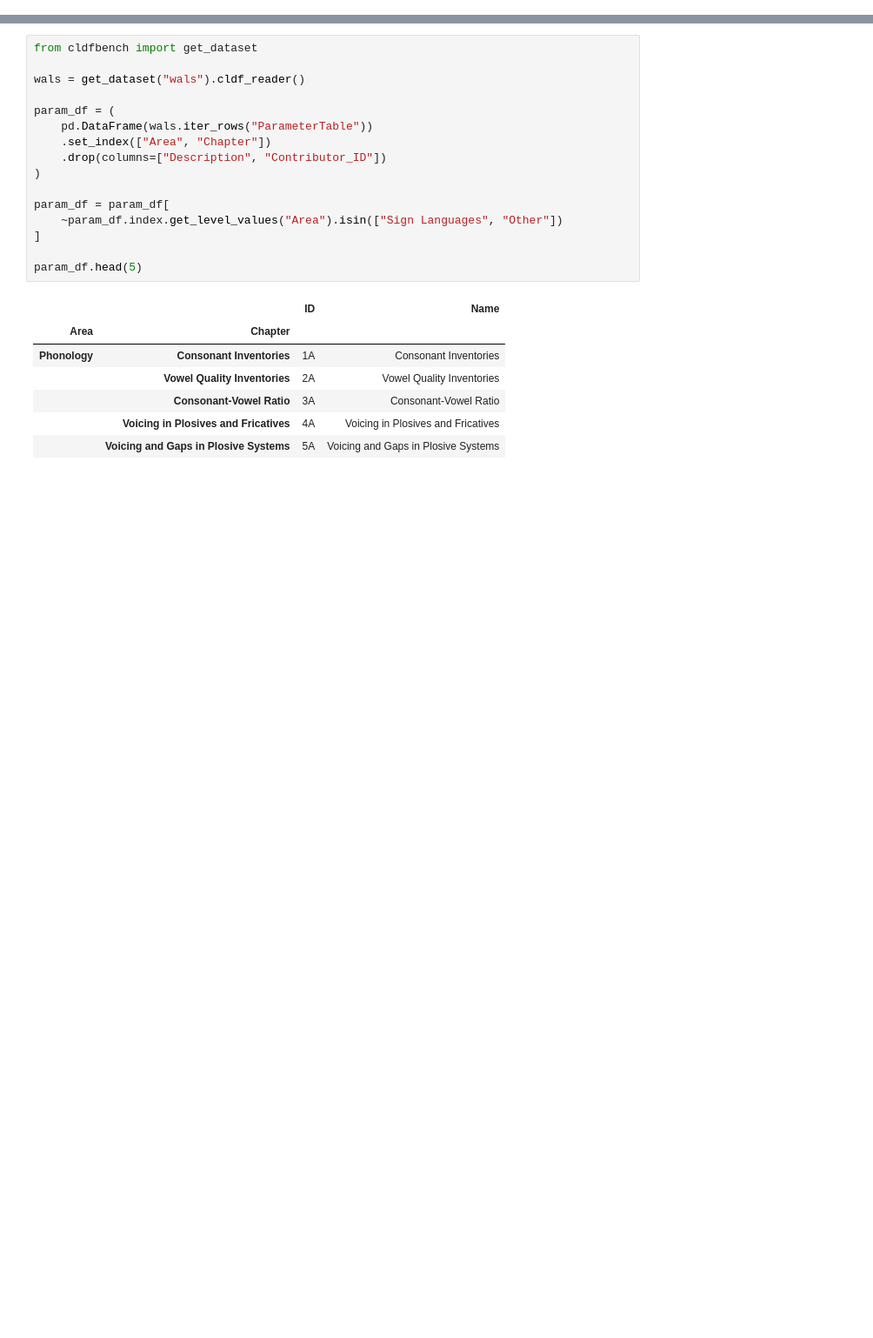
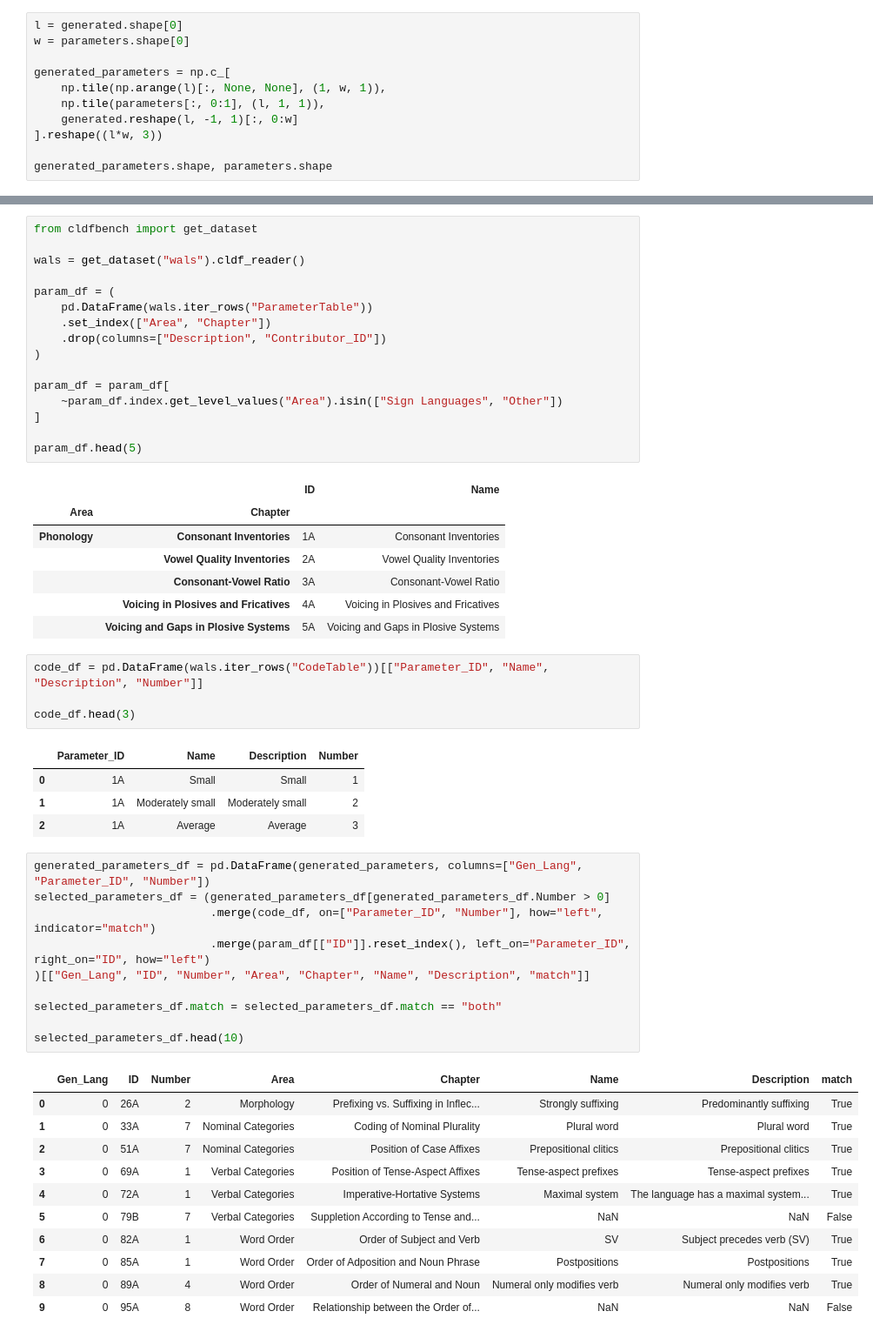
Before and after one commit to Pappa/conlanger, a Jupyter notebook: notebooks/wals_parameters_gan.ipynb, the cells around one changed output, grey strips where cells are left out. Shown at 87% size. Saved outputs shown, nothing was run; the diff lists cells and outputs as text; blank space fills up the shorter version.

Commit message:
WALS parameters GAN

```diff
--- a/notebooks/wals_parameters_gan.ipynb
+++ b/notebooks/wals_parameters_gan.ipynb
@@ -342,0 +321,11 @@ generated_parameters.shape, generated_parameters[0, 0], parameters.shape, parame
+# %%
+l = generated.shape[0]
+w = parameters.shape[0]
+
+generated_parameters = np.c_[
+    np.tile(np.arange(l)[:, None, None], (1, w, 1)),
+    np.tile(parameters[:, 0:1], (l, 1, 1)),
+    generated.reshape(l, -1, 1)[:, 0:w]
+].reshape((l*w, 3))
+
+generated_parameters.shape, parameters.shape
@@ -364,3 +355,34 @@ param_df.head(5)
 |  | Consonant-Vowel Ratio | 3A | Consonant-Vowel Ratio |
 |  | Voicing in Plosives and Fricatives | 4A | Voicing in Plosives and Fricatives |
 |  | Voicing and Gaps in Plosive Systems | 5A | Voicing and Gaps in Plosive Systems |
+# %%
+code_df = pd.DataFrame(wals.iter_rows("CodeTable"))[["Parameter_ID", "Name", "Description", "Number"]]
+
+code_df.head(3)
+# %% [output]
+|  | Parameter_ID | Name | Description | Number |
+| 0 | 1A | Small | Small | 1 |
+| 1 | 1A | Moderately small | Moderately small | 2 |
+| 2 | 1A | Average | Average | 3 |
+# %%
+generated_parameters_df = pd.DataFrame(generated_parameters, columns=["Gen_Lang", "Parameter_ID", "Number"])
+selected_parameters_df = (generated_parameters_df[generated_parameters_df.Number > 0]
+                          .merge(code_df, on=["Parameter_ID", "Number"], how="left", indicator="match")
+                          .merge(param_df[["ID"]].reset_index(), left_on="Parameter_ID", right_on="ID", how="left")
+)[["Gen_Lang", "ID", "Number", "Area", "Chapter", "Name", "Description", "match"]]
+
+selected_parameters_df.match = selected_parameters_df.match == "both"
+
+selected_parameters_df.head(10)
+# %% [output]
+|  | Gen_Lang | ID | Number | Area | Chapter | Name | Description | match |
+| 0 | 0 | 26A | 2 | Morphology | Prefixing vs. Suffixing in Inflec... | Strongly suffixing | Predominantly suffixing | True |
+| 1 | 0 | 33A | 7 | Nominal Categories | Coding of Nominal Plurality | Plural word | Plural word | True |
+| 2 | 0 | 51A | 7 | Nominal Categories | Position of Case Affixes | Prepositional clitics | Prepositional clitics | True |
+| 3 | 0 | 69A | 1 | Verbal Categories | Position of Tense-Aspect Affixes | Tense-aspect prefixes | Tense-aspect prefixes | True |
+| 4 | 0 | 72A | 1 | Verbal Categories | Imperative-Hortative Systems | Maximal system | The language has a maximal system... | True |
+| 5 | 0 | 79B | 7 | Verbal Categories | Suppletion According to Tense and... | NaN | NaN | False |
+| 6 | 0 | 82A | 1 | Word Order | Order of Subject and Verb | SV | Subject precedes verb (SV) | True |
+| 7 | 0 | 85A | 1 | Word Order | Order of Adposition and Noun Phrase | Postpositions | Postpositions | True |
+| 8 | 0 | 89A | 4 | Word Order | Order of Numeral and Noun | Numeral only modifies verb | Numeral only modifies verb | True |
+| 9 | 0 | 95A | 8 | Word Order | Relationship between the Order of... | NaN | NaN | False |
```
Also changed, not shown: parts of 7 cells of this notebook, 1 other file.
